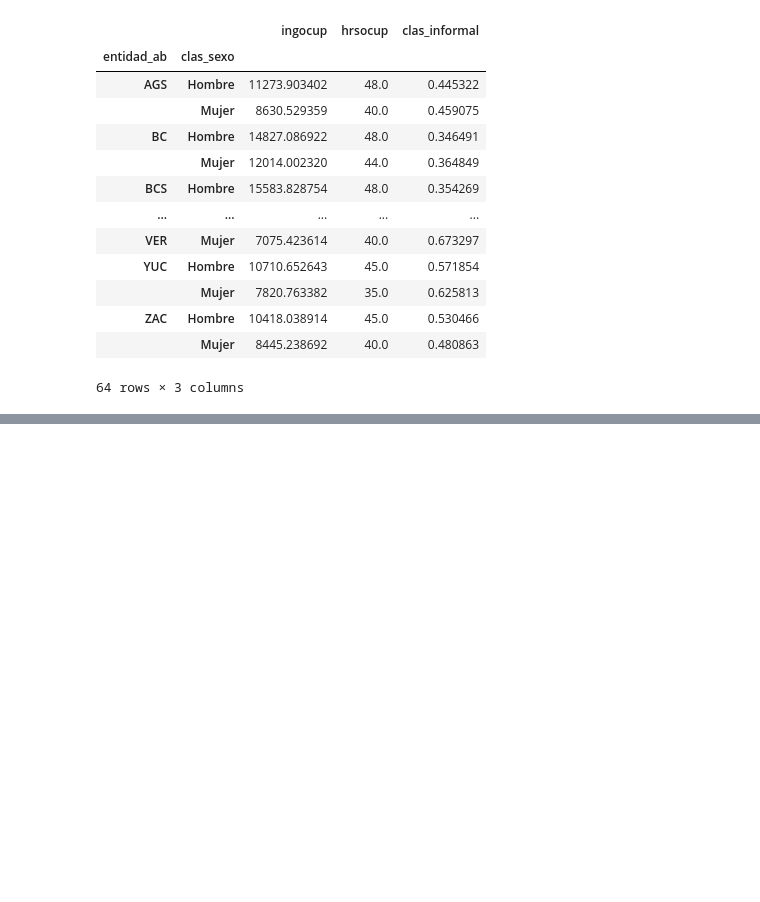
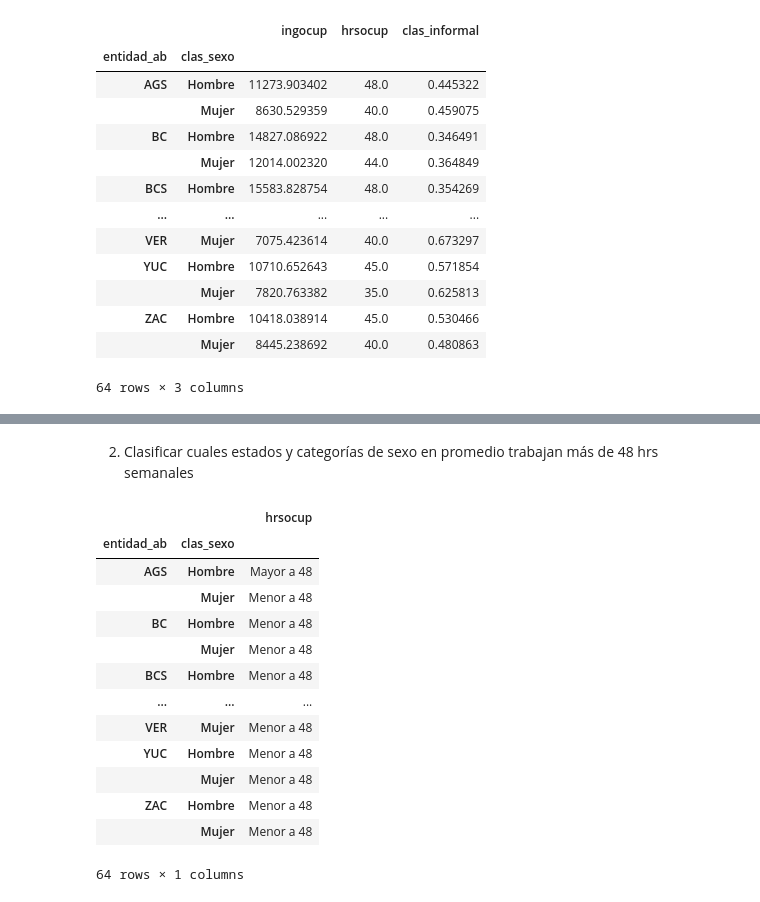
Before and after one commit to DiegoSReco/intro_python_para_economistas, a Jupyter notebook: script_python_5_Analisis_Datos_Pandas_2.ipynb, the cells around one changed output, grey strips where cells are left out. Drawn from its saved outputs; the diff is of its cells as text; code cells hidden in the pictures; blank space fills up the shorter version.

```diff
--- a/script_python_5_Analisis_Datos_Pandas_2.ipynb
+++ b/script_python_5_Analisis_Datos_Pandas_2.ipynb
@@ -1974,0 +1997,19 @@ Ejemplo 1:
+# %% [markdown]
+2. Clasificar cuales estados y categorías de sexo en promedio trabajan más de 48 hrs semanales
+# %%
+df_enoe_2024t3_f_o.groupby(["entidad_ab", "clas_sexo", ]).agg({ 'hrsocup': lambda x:'Mayor a 48' if x.mean() >= 48 else 'Menor a 48' })
+# %% [output]
+|  |  | hrsocup |
+| entidad_ab | clas_sexo |  |
+| AGS | Hombre | Mayor a 48 |
+|  | Mujer | Menor a 48 |
+| BC | Hombre | Menor a 48 |
+|  | Mujer | Menor a 48 |
+| BCS | Hombre | Menor a 48 |
+| ... | ... | ... |
+| VER | Mujer | Menor a 48 |
+| YUC | Hombre | Menor a 48 |
+|  | Mujer | Menor a 48 |
+| ZAC | Hombre | Menor a 48 |
+|  | Mujer | Menor a 48 |
+64 rows × 1 columns
```
Also changed, not shown: parts of 5 cells of this notebook.
